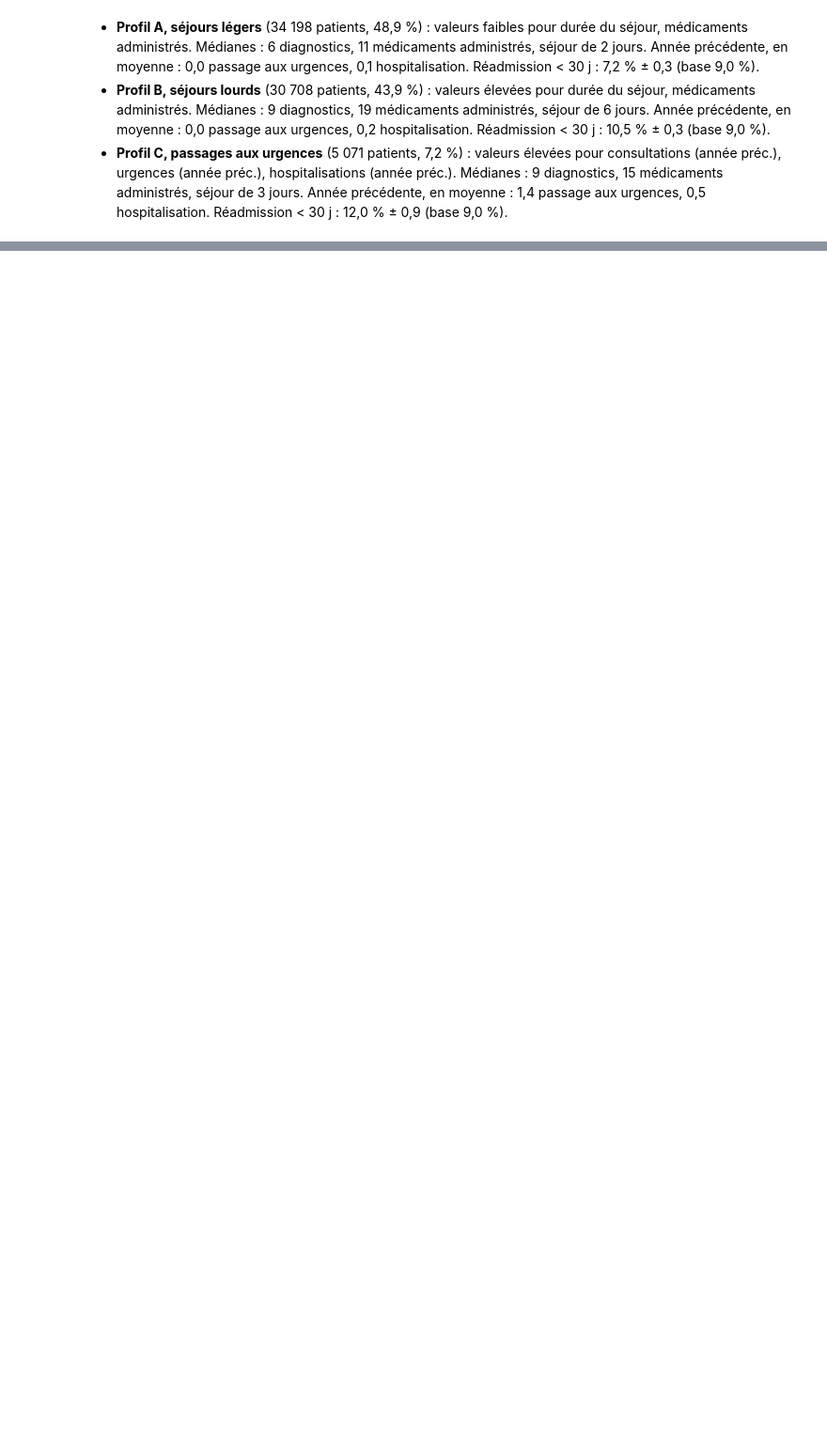
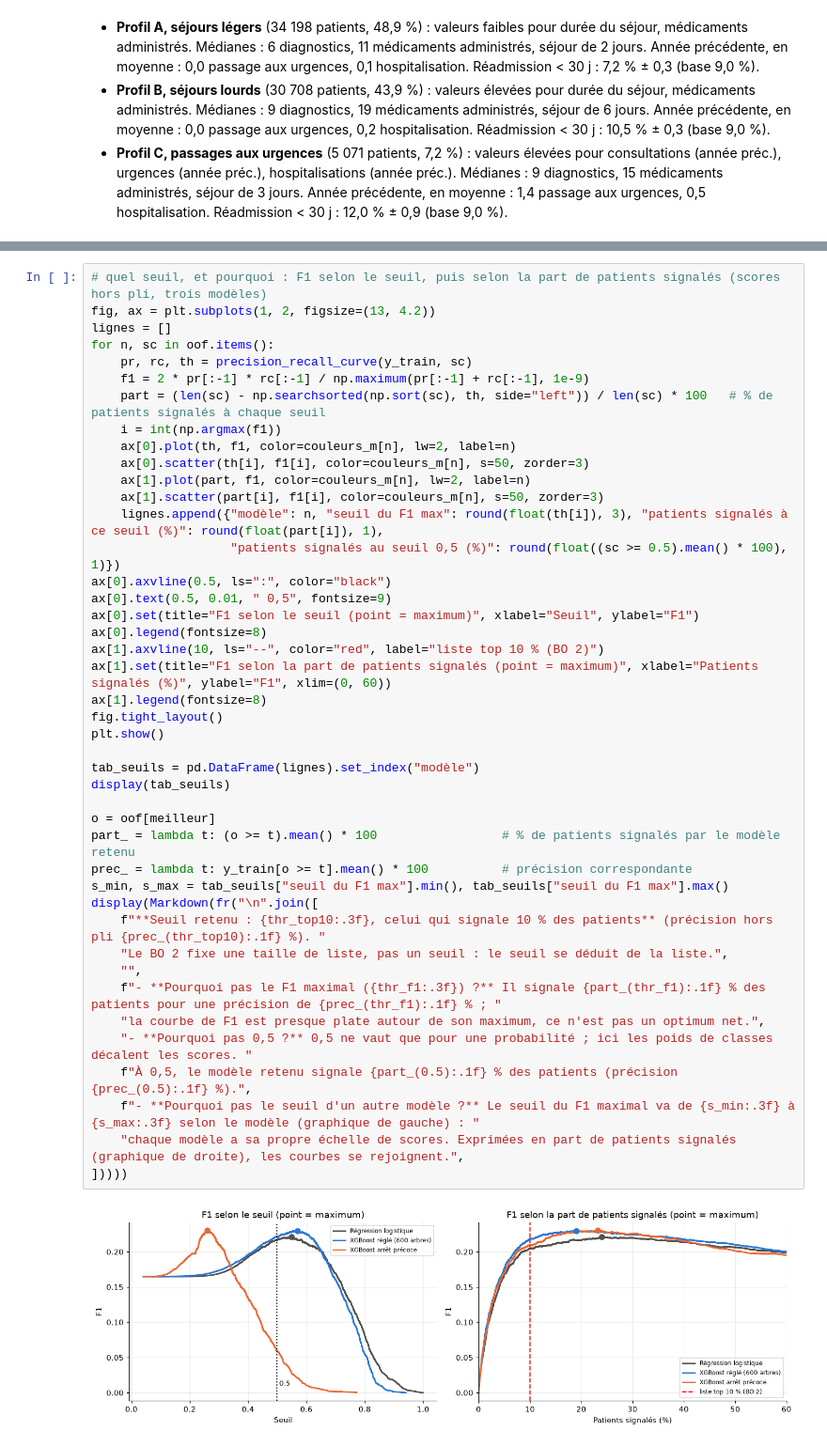
Before and after one commit to YoussefAbbes/notebook-dynamika-diabetes, a Jupyter notebook: analysis/notebook_diabetes_dynamika.ipynb, the cells around one changed output, grey strips where cells are left out. Shown at 94% size. Drawn from its saved outputs; the diff is of its cells as text; blank space fills up the shorter version.

```diff
--- a/analysis/notebook_diabetes_dynamika.ipynb
+++ b/analysis/notebook_diabetes_dynamika.ipynb
@@ -634,0 +797,45 @@ display(Markdown("\n".join(phrases)))
+# %%
+# quel seuil, et pourquoi : F1 selon le seuil, puis selon la part de patients signalés (scores hors pli, trois modèles)
+fig, ax = plt.subplots(1, 2, figsize=(13, 4.2))
+lignes = []
+for n, sc in oof.items():
+    pr, rc, th = precision_recall_curve(y_train, sc)
+    f1 = 2 * pr[:-1] * rc[:-1] / np.maximum(pr[:-1] + rc[:-1], 1e-9)
+    part = (len(sc) - np.searchsorted(np.sort(sc), th, side="left")) / len(sc) * 100   # % de patients signalés à chaque seuil
+    i = int(np.argmax(f1))
+    ax[0].plot(th, f1, color=couleurs_m[n], lw=2, label=n)
+    ax[0].scatter(th[i], f1[i], color=couleurs_m[n], s=50, zorder=3)
+    ax[1].plot(part, f1, color=couleurs_m[n], lw=2, label=n)
+    ax[1].scatter(part[i], f1[i], color=couleurs_m[n], s=50, zorder=3)
+    lignes.append({"modèle": n, "seuil du F1 max": round(float(th[i]), 3), "patients signalés à ce seuil (%)": round(float(part[i]), 1),
+                   "patients signalés au seuil 0,5 (%)": round(float((sc >= 0.5).mean() * 100), 1)})
+ax[0].axvline(0.5, ls=":", color="black")
+ax[0].text(0.5, 0.01, " 0,5", fontsize=9)
+ax[0].set(title="F1 selon le seuil (point = maximum)", xlabel="Seuil", ylabel="F1")
+ax[0].legend(fontsize=8)
+ax[1].axvline(10, ls="--", color="red", label="liste top 10 % (BO 2)")
+ax[1].set(title="F1 selon la part de patients signalés (point = maximum)", xlabel="Patients signalés (%)", ylabel="F1", xlim=(0, 60))
+ax[1].legend(fontsize=8)
+fig.tight_layout()
+plt.show()
+
+tab_seuils = pd.DataFrame(lignes).set_index("modèle")
+display(tab_seuils)
+
+o = oof[meilleur]
+part_ = lambda t: (o >= t).mean() * 100                 # % de patients signalés par le modèle retenu
+prec_ = lambda t: y_train[o >= t].mean() * 100          # précision correspondante
+s_min, s_max = tab_seuils["seuil du F1 max"].min(), tab_seuils["seuil du F1 max"].max()
+display(Markdown(fr("\n".join([
+    f"**Seuil retenu : {thr_top10:.3f}, celui qui signale 10 % des patients** (précision hors pli {prec_(thr_top10):.1f} %). "
+    "Le BO 2 fixe une taille de liste, pas un seuil : le seuil se déduit de la liste.",
+    "",
+    f"- **Pourquoi pas le F1 maximal ({thr_f1:.3f}) ?** Il signale {part_(thr_f1):.1f} % des patients pour une précision de {prec_(thr_f1):.1f} % ; "
+    "la courbe de F1 est presque plate autour de son maximum, ce n'est pas un optimum net.",
+    "- **Pourquoi pas 0,5 ?** 0,5 ne vaut que pour une probabilité ; ici les poids de classes décalent les scores. "
+    f"À 0,5, le modèle retenu signale {part_(0.5):.1f} % des patients (précision {prec_(0.5):.1f} %).",
+    f"- **Pourquoi pas le seuil d'un autre modèle ?** Le seuil du F1 maximal va de {s_min:.3f} à {s_max:.3f} selon le modèle (graphique de gauche) : "
+    "chaque modèle a sa propre échelle de scores. Exprimées en part de patients signalés (graphique de droite), les courbes se rejoignent.",
+]))))
+# %% [output]
+[figure, added]
```
Also changed, not shown: parts of 16 cells of this notebook, 1 other file.
